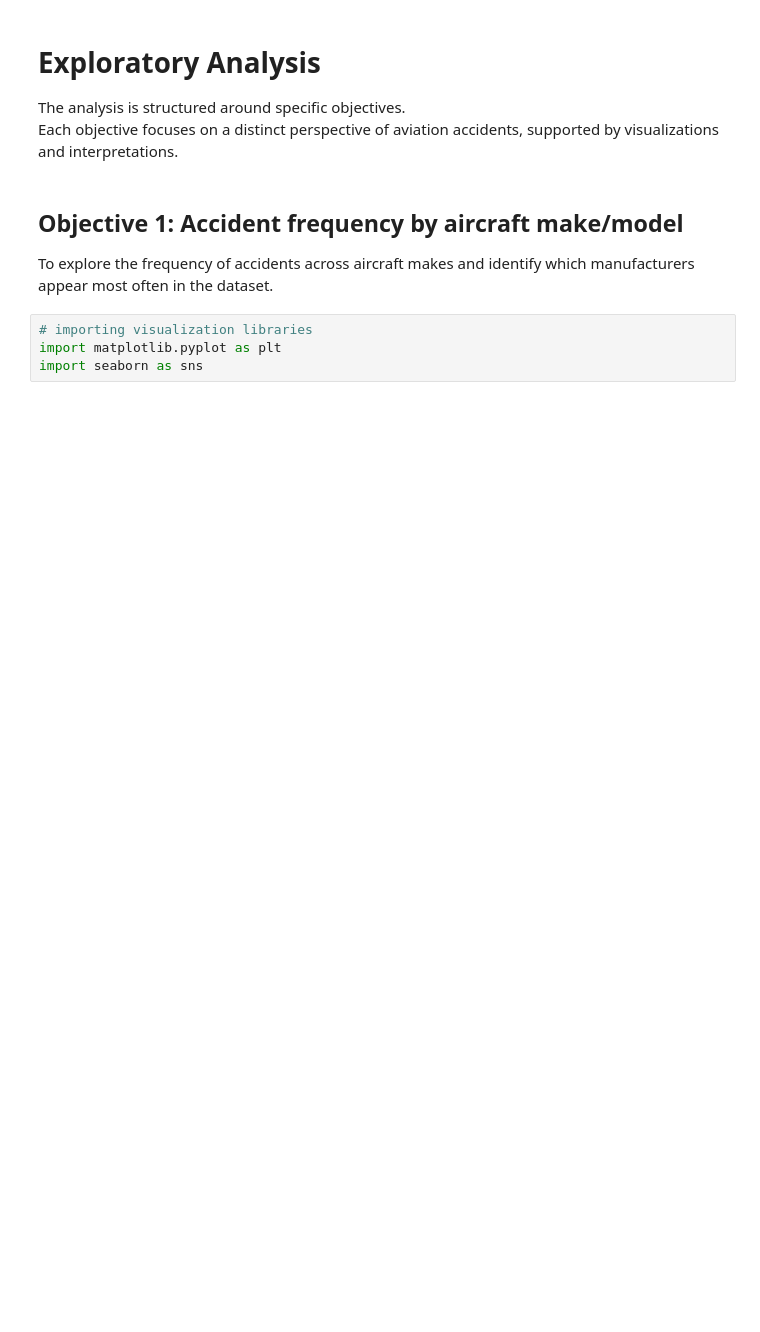
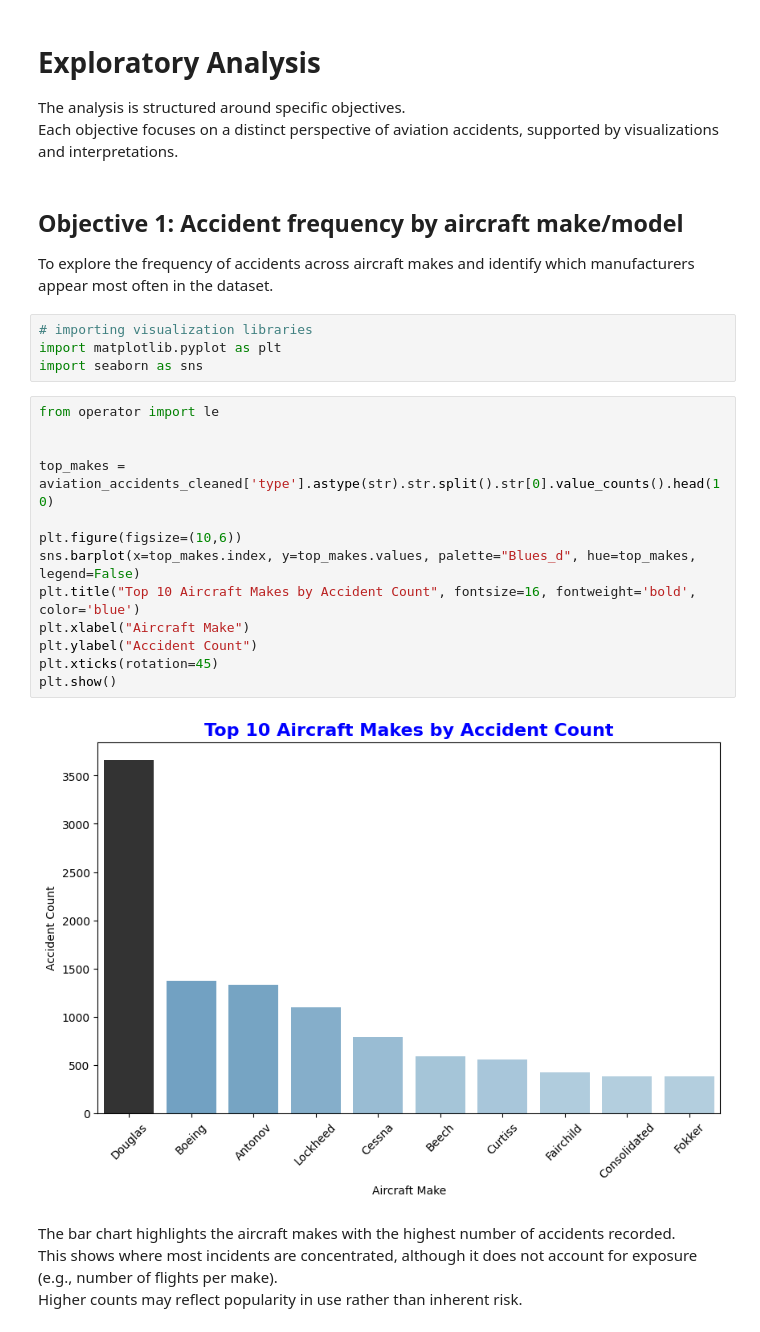
Before and after one commit to Kaks753/Projects, a Jupyter notebook: aviation_accidents.ipynb, the cells around one changed output. Cells and saved outputs as stored; diff of their text form; blank space fills up the shorter version.

Commit message:
Objective 1 visualization

```diff
--- a/aviation_accidents.ipynb
+++ b/aviation_accidents.ipynb
@@ -276,3 +276,22 @@ To explore the frequency of accidents across aircraft makes and identify which m
 # importing visualization libraries
 import matplotlib.pyplot as plt
 import seaborn as sns
+# %%
+from operator import le
+
+
+top_makes = aviation_accidents_cleaned['type'].astype(str).str.split().str[0].value_counts().head(10)
+
+plt.figure(figsize=(10,6))
+sns.barplot(x=top_makes.index, y=top_makes.values, palette="Blues_d", hue=top_makes, legend=False)
+plt.title("Top 10 Aircraft Makes by Accident Count", fontsize=16, fontweight='bold', color='blue')
+plt.xlabel("Aircraft Make")
+plt.ylabel("Accident Count")
+plt.xticks(rotation=45)
+plt.show()
+# %% [output]
+[figure, added]
+# %% [markdown]
+The bar chart highlights the aircraft makes with the highest number of accidents recorded.
+This shows where most incidents are concentrated, although it does not account for exposure (e.g., number of flights per make).
+Higher counts may reflect popularity in use rather than inherent risk.
```
Also changed, not shown: 1 other file.
